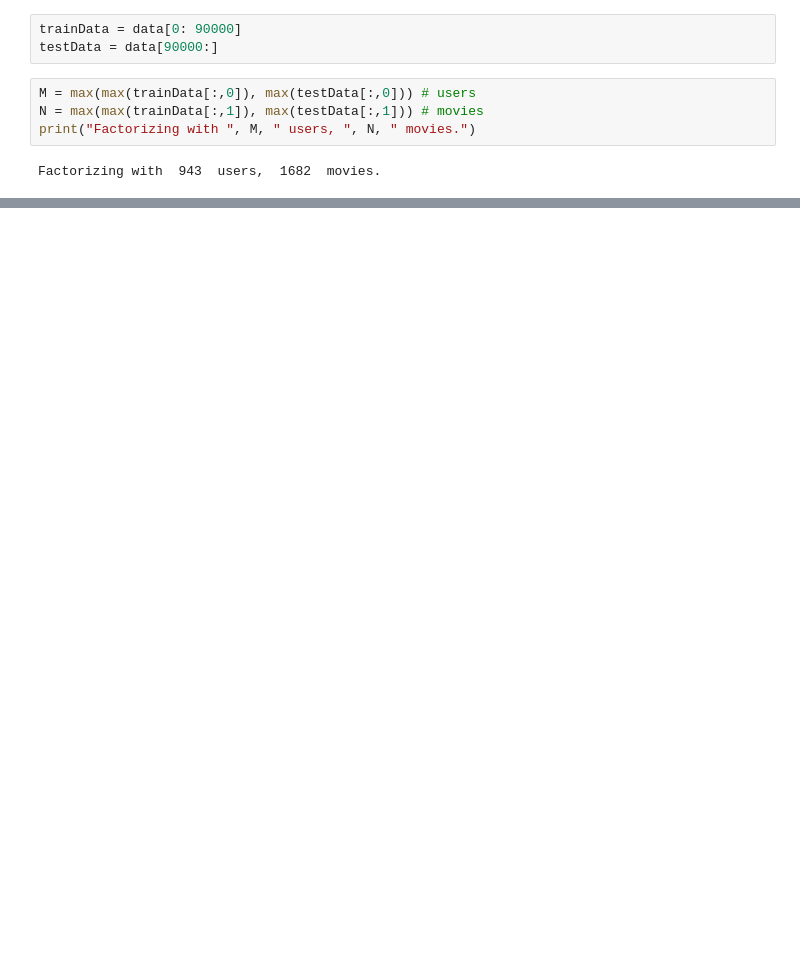
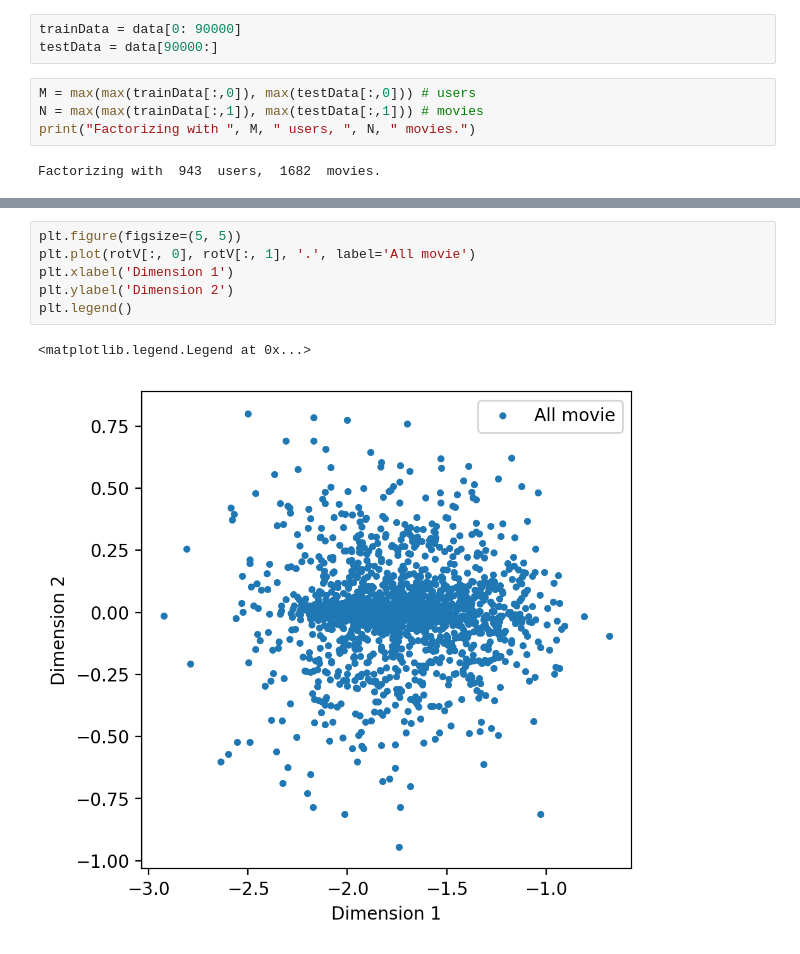
Before and after one commit to LiyinHe/CS155_project2, a Jupyter notebook: Basic_Learn_YM.ipynb, the cells around one changed output, grey strips where cells are left out. Saved outputs shown, nothing was run; the diff lists cells and outputs as text; blank space fills up the shorter version.

```diff
--- a/Basic_Learn_YM.ipynb
+++ b/Basic_Learn_YM.ipynb
@@ -138,0 +131,9 @@ from scipy.cluster.hierarchy import dendrogram, linkage
+# %%
+plt.figure(figsize=(5, 5))
+plt.plot(rotV[:, 0], rotV[:, 1], '.', label='All movie')
+plt.xlabel('Dimension 1')
+plt.ylabel('Dimension 2')
+plt.legend()
+# %% [output]
+<matplotlib.legend.Legend at 0x...>
+[figure, added]
```
Also changed, not shown: parts of 16 cells of this notebook.
